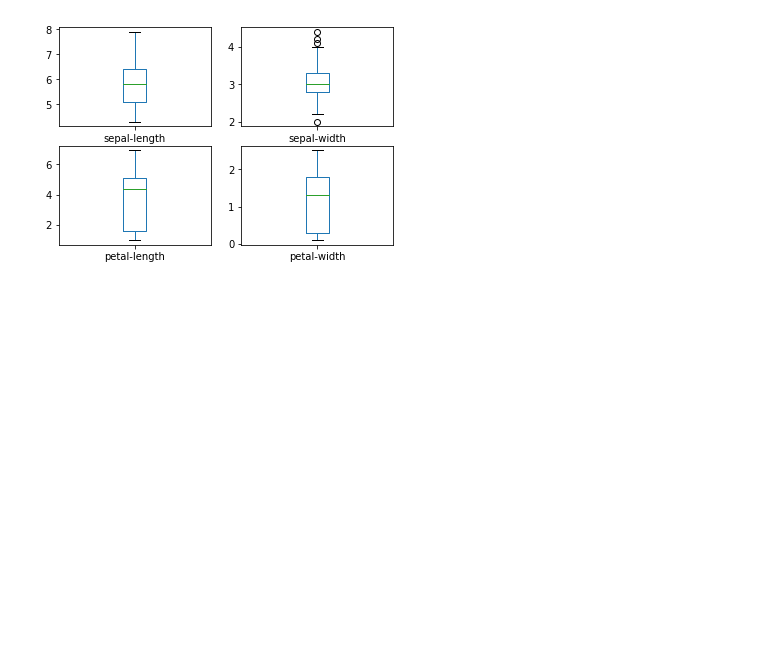
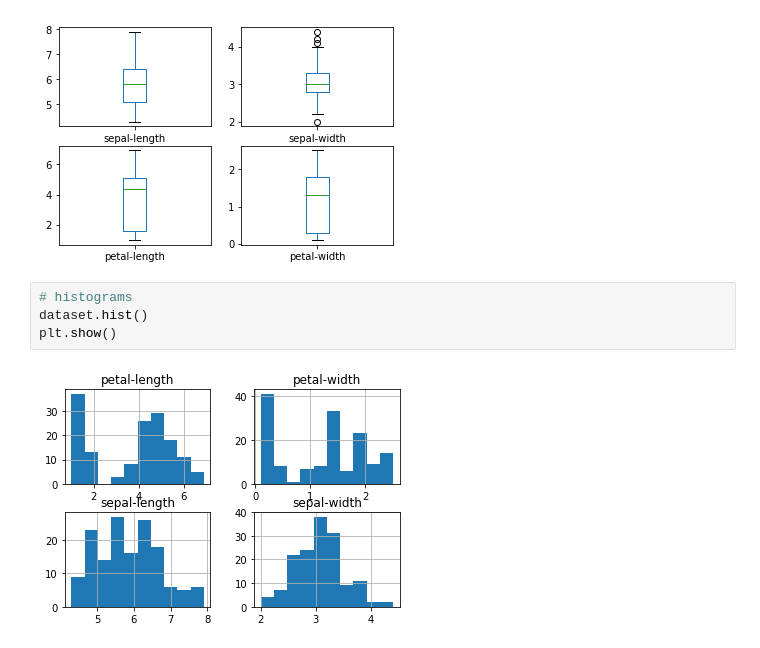
Before and after one commit to Acbaez/IrisClassifier, a Jupyter notebook: iris.ipynb, the cells around one changed output. Drawn from its saved outputs; the diff is of its cells as text; blank space fills up the shorter version.

```diff
--- a/iris.ipynb
+++ b/iris.ipynb
@@ -57,3 +57,9 @@ dataset.plot(kind='box', subplots=True, layout=(2,2), sharex=False, sharey=False
 plt.show()
 # %% [output]
 [figure]
+# %%
+# histograms
+dataset.hist()
+plt.show()
+# %% [output]
+[figure, added]
```
Also changed, not shown: parts of 5 cells of this notebook.
